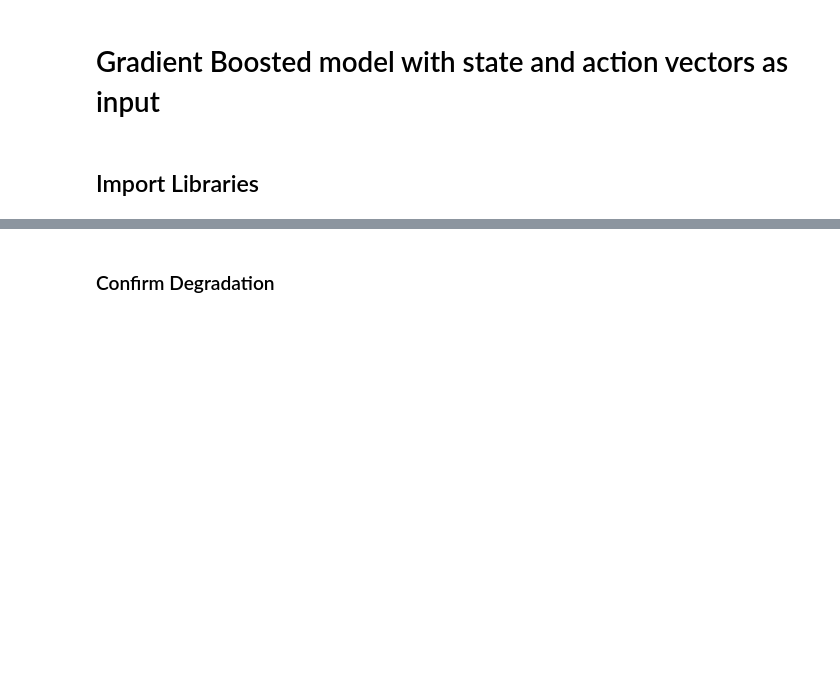
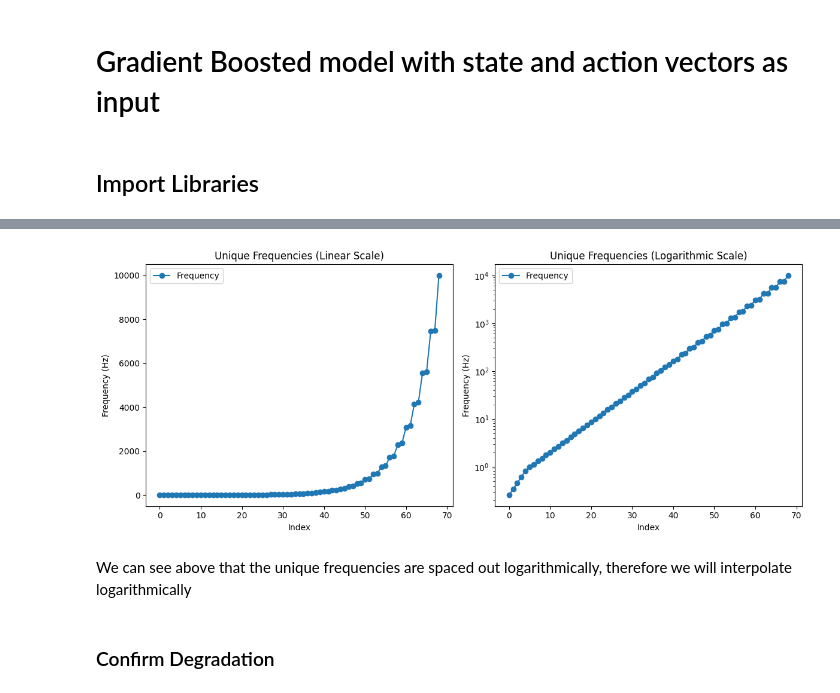
Before and after one commit to NithinJakrebet/eis-ml, a Jupyter notebook: notebooks/gradient_boosting.ipynb, the cells around one changed output, grey strips where cells are left out. Saved outputs shown, nothing was run; the diff lists cells and outputs as text; code cells hidden in the pictures; blank space fills up the shorter version.

```diff
--- a/notebooks/gradient_boosting.ipynb
+++ b/notebooks/gradient_boosting.ipynb
@@ -18,2 +19,3 @@ from load_data import load_data
 # %%
-df = load_data("03-06-24", "A1.csv")
+df = load_data("03-22-24", "B1.csv")
+df.columns.values
@@ -22,0 +39,6 @@ cycle_number = df['cycle number']
+# %%
+df = df[(df['freq/Hz'] > 0.2) & (df['freq/Hz'] <= 20000)]
+unique_freqs = np.array(df['freq/Hz'].unique())
+unique_freqs.sort()
+
+print(unique_freqs)
@@ -23,2 +55,27 @@ cycle_number = df['cycle number']
+# %%
+plt.figure(figsize=(12, 5))
+
+# Linear scale plot
+plt.subplot(1, 2, 1)
+plt.plot(unique_freqs, 'o-', label='Frequency')
+plt.xlabel('Index')
+plt.ylabel('Frequency (Hz)')
+plt.title('Unique Frequencies (Linear Scale)')
+plt.legend()
+
+# Logarithmic scale plot (y-axis on log scale)
+plt.subplot(1, 2, 2)
+plt.semilogy(unique_freqs, 'o-', label='Frequency')
+plt.xlabel('Index')
+plt.ylabel('Frequency (Hz)')
+plt.title('Unique Frequencies (Logarithmic Scale)')
+plt.legend()
+
+plt.tight_layout()
+plt.show()
+# %% [output]
+[figure, added]
+# %% [markdown]
+We can see above that the unique frequencies are spaced out logarithmically, therefore we will interpolate logarithmically
 # %% [markdown]
 ### Confirm Degradation
```
Also changed, not shown: parts of 43 cells of this notebook, 4 other files.
